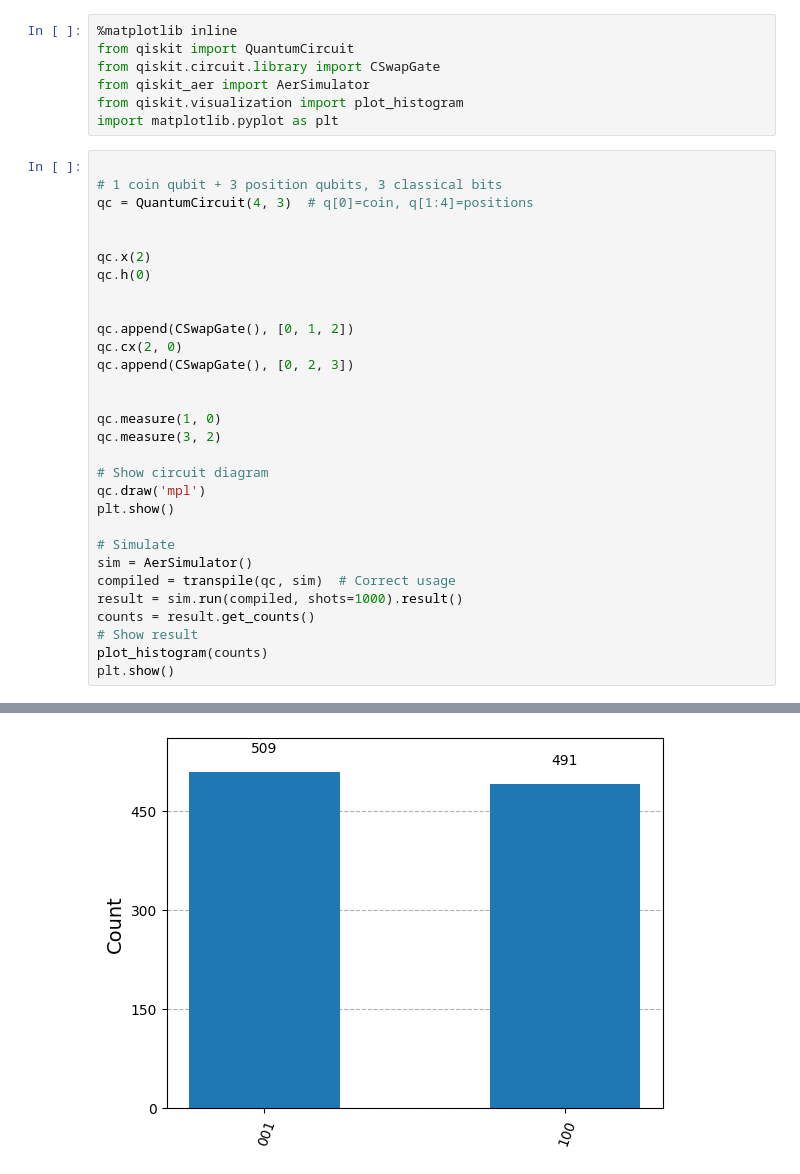
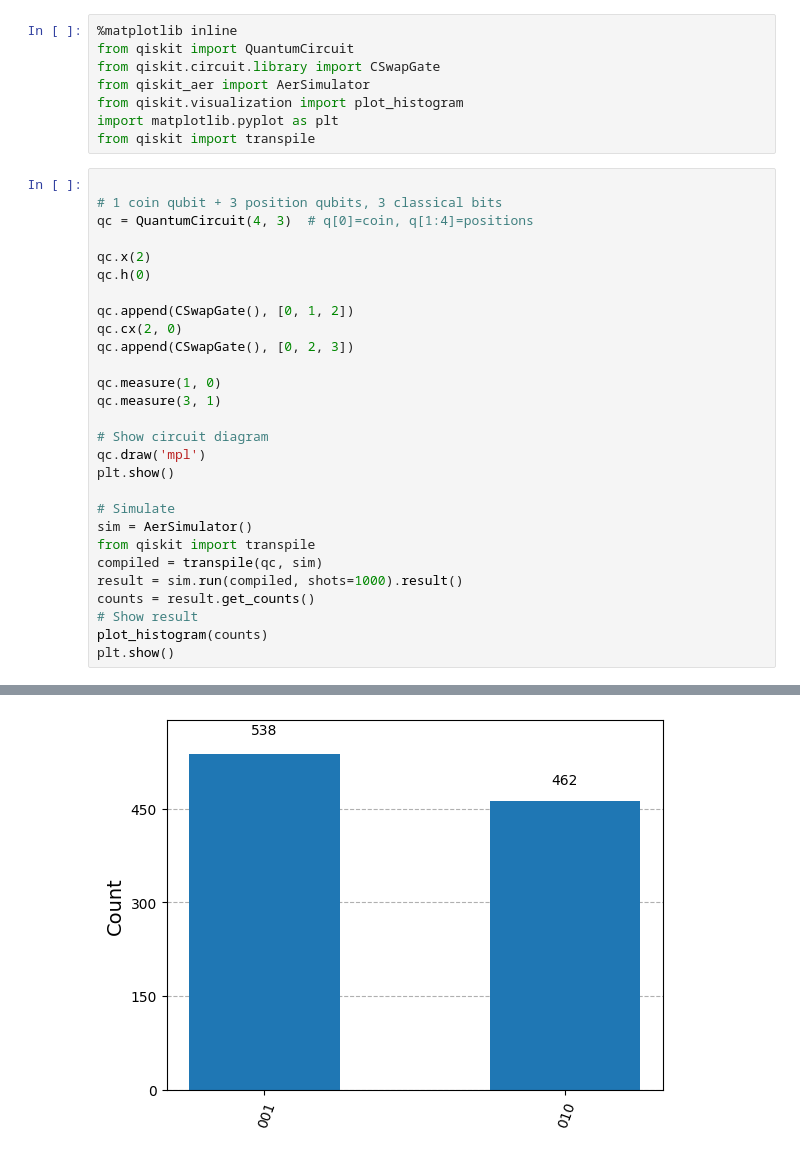
Before and after one commit to saxenaprajjwal/WISER, a Jupyter notebook: Task_II.ipynb, the cells around one changed output, grey strips where cells are left out. Drawn from its saved outputs; the diff is of its cells as text.

```diff
--- a/Task_II.ipynb
+++ b/Task_II.ipynb
@@ -5,36 +5,35 @@ from qiskit.circuit.library import CSwapGate
 from qiskit_aer import AerSimulator
 from qiskit.visualization import plot_histogram
 import matplotlib.pyplot as plt
+from qiskit import transpile
 # %%
 
 # 1 coin qubit + 3 position qubits, 3 classical bits
 qc = QuantumCircuit(4, 3)  # q[0]=coin, q[1:4]=positions
 
-
 qc.x(2)
 qc.h(0)
-
 
 qc.append(CSwapGate(), [0, 1, 2])
 qc.cx(2, 0)
 qc.append(CSwapGate(), [0, 2, 3])
 
-
 qc.measure(1, 0)
-qc.measure(3, 2)
+qc.measure(3, 1)
 
 # Show circuit diagram
 qc.draw('mpl')
 plt.show()
 
 # Simulate
 sim = AerSimulator()
-compiled = transpile(qc, sim)  # Correct usage
+from qiskit import transpile
+compiled = transpile(qc, sim)
 result = sim.run(compiled, shots=1000).result()
 counts = result.get_counts()
 # Show result
 plot_histogram(counts)
 plt.show()
 # %% [output]
 [figure]
-[figure, old version]
+[figure, new version]
```
Also changed, not shown: parts of 3 cells of this notebook.
